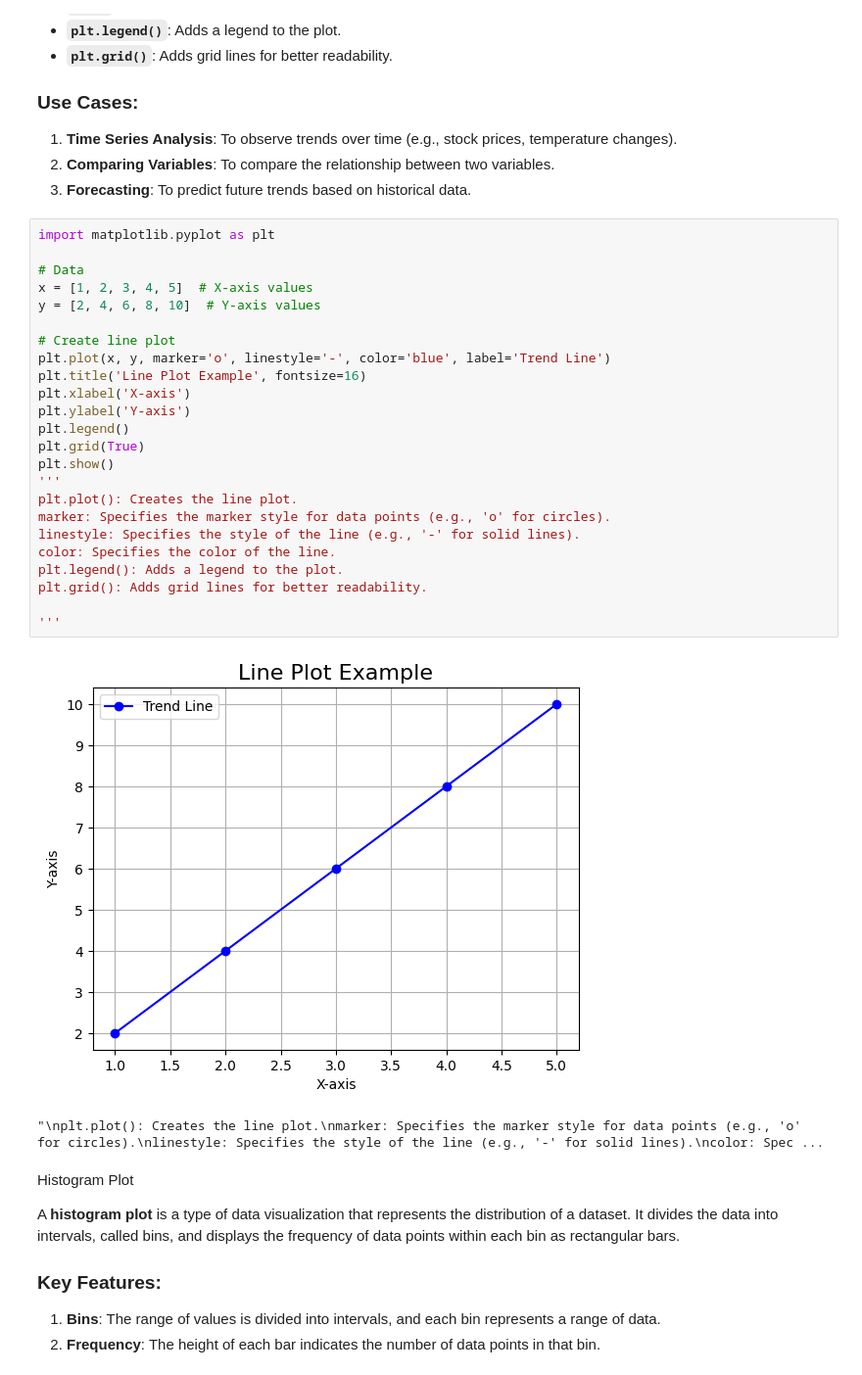
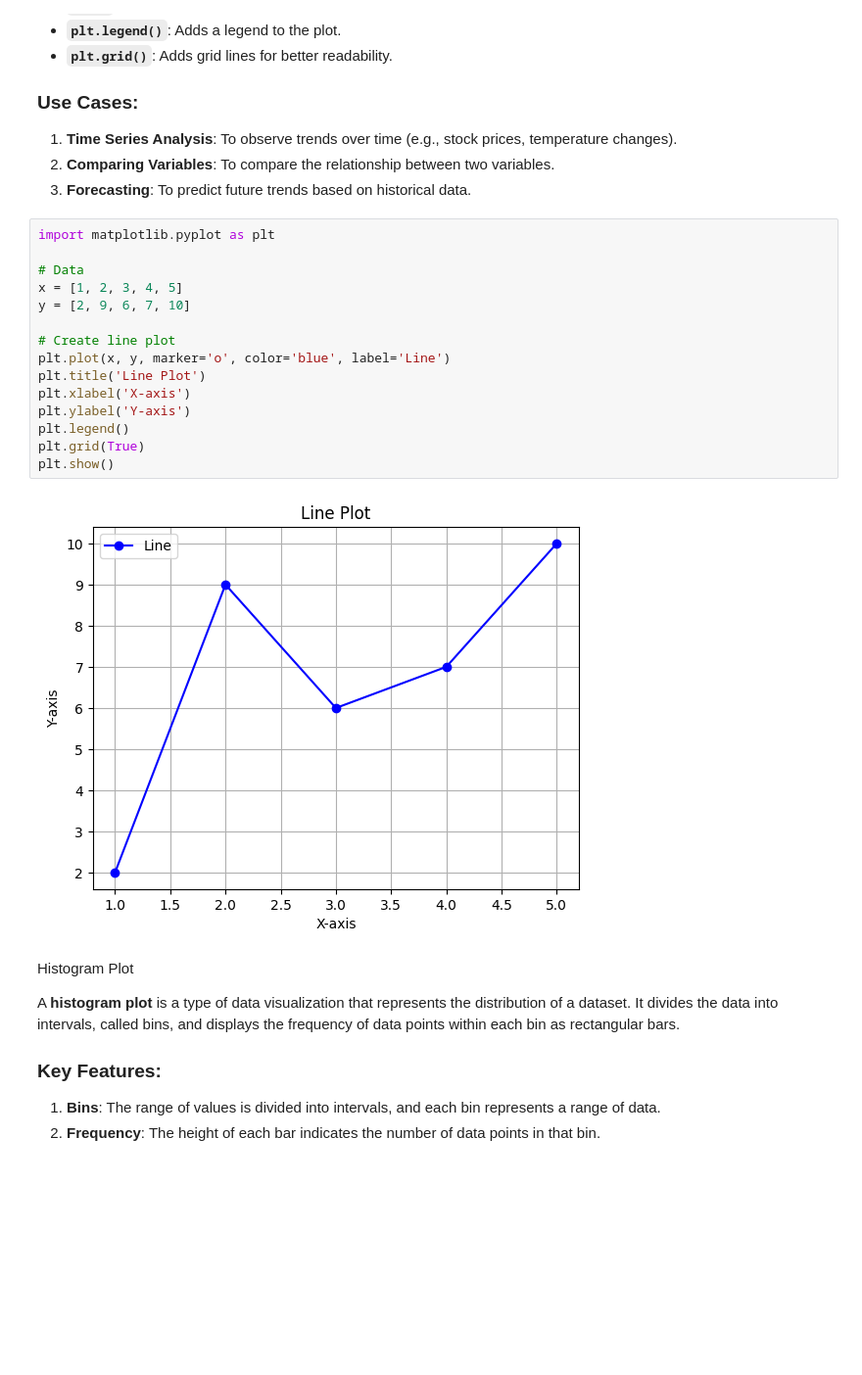
Before and after one commit to bijoybiswas21/Python, a Jupyter notebook: Python Ai/Matplotlib/mat.ipynb, the cells around one changed output. Shown at 98% size. Drawn from its saved outputs; the diff is of its cells as text; blank space fills up the shorter version.

```diff
--- a/Python Ai/Matplotlib/mat.ipynb
+++ b/Python Ai/Matplotlib/mat.ipynb
@@ -500,30 +500,20 @@ plt.show()
 # %%
 import matplotlib.pyplot as plt
 
 # Data
-x = [1, 2, 3, 4, 5]  # X-axis values
-y = [2, 4, 6, 8, 10]  # Y-axis values
+x = [1, 2, 3, 4, 5]
+y = [2, 9, 6, 7, 10]
 
 # Create line plot
-plt.plot(x, y, marker='o', linestyle='-', color='blue', label='Trend Line')
-plt.title('Line Plot Example', fontsize=16)
+plt.plot(x, y, marker='o', color='blue', label='Line')
+plt.title('Line Plot')
 plt.xlabel('X-axis')
 plt.ylabel('Y-axis')
 plt.legend()
 plt.grid(True)
 plt.show()
-'''
-plt.plot(): Creates the line plot.
-marker: Specifies the marker style for data points (e.g., 'o' for circles).
-linestyle: Specifies the style of the line (e.g., '-' for solid lines).
-color: Specifies the color of the line.
-plt.legend(): Adds a legend to the plot.
-plt.grid(): Adds grid lines for better readability.
-
-'''
 # %% [output]
-[figure, old version]
+[figure, new version]
-"\nplt.plot(): Creates the line plot.\nmarker: Specifies the marker style for data points (e.g., 'o' for circles).\nlinestyle: Specifies the style of the line (e.g., '-' for solid lines).\ncolor: Spec ...
 # %% [markdown]
 Histogram Plot
 
```
